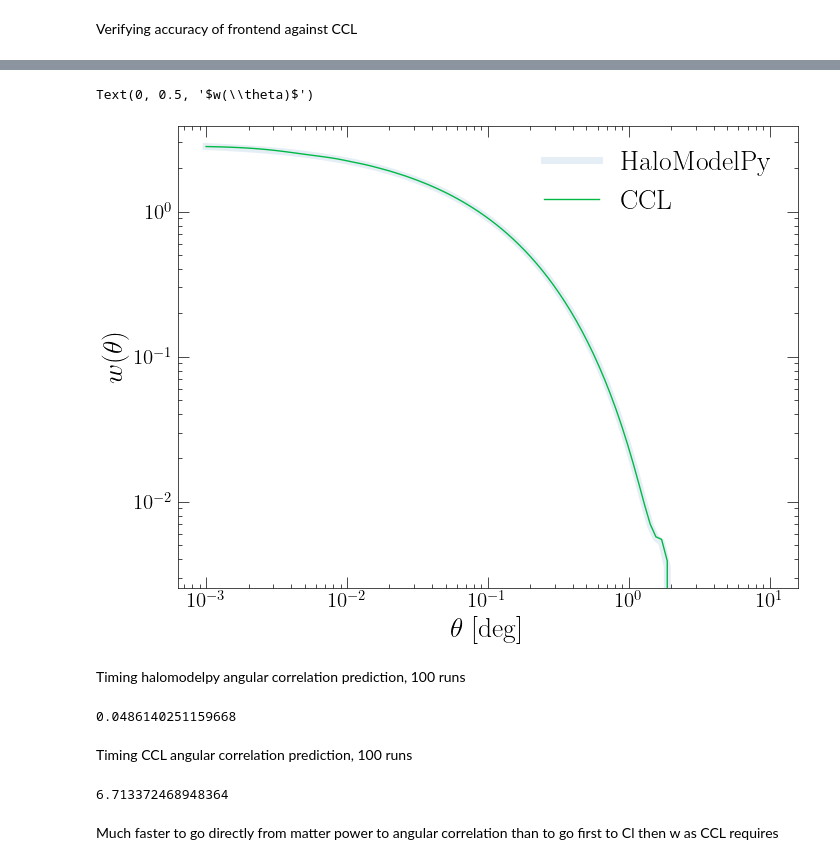
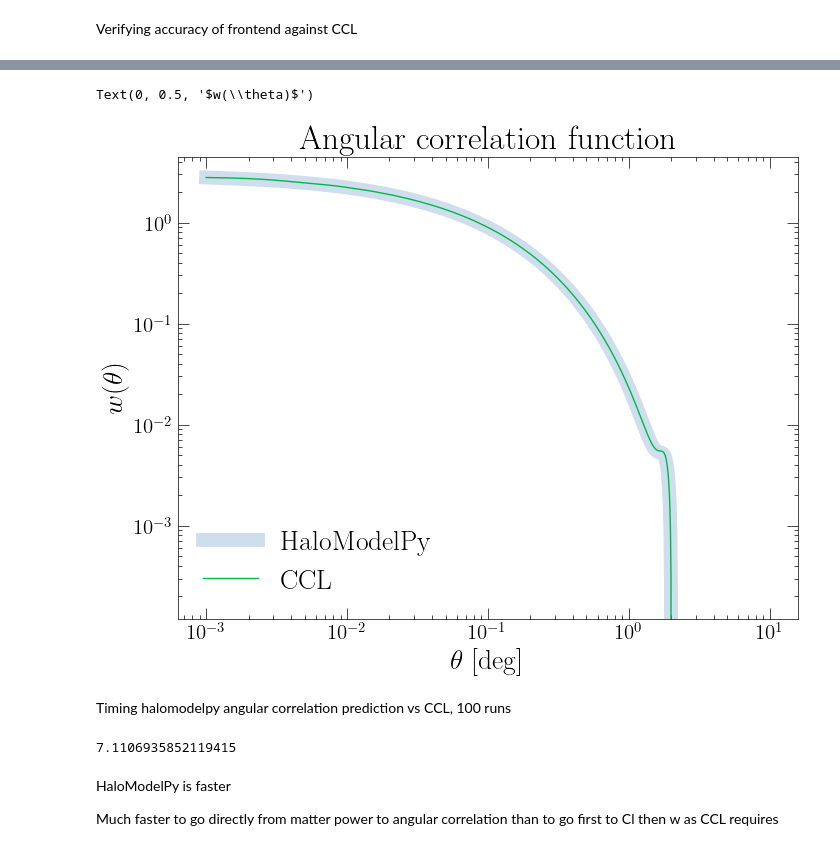
Before and after one commit to gpetter/HaloModelPy, a Jupyter notebook: notebooks/compare2_CCL.ipynb, the cells around one changed output, grey strips where cells are left out. Saved outputs shown, nothing was run; the diff lists cells and outputs as text; code cells hidden in the pictures.

```diff
--- a/notebooks/compare2_CCL.ipynb
+++ b/notebooks/compare2_CCL.ipynb
@@ -10,12 +10,13 @@ from halomodelpy import ccl_tools, redshift_helper
 # %%
 # generate redshift distribution
+# basically a delta function because by default CCL doesn't integrate over dndz for a spatial correlation
 dndz = redshift_helper.dndz_from_z_list(np.random.normal(1.5, 0.001, 10000), 8)
 # set up CCL object
 cclob = ccl_tools.HOD_model(dndz[0])
 # set up HaloModelPy object
 hmob = hm_calcs.halomodel(dndz)
 # ell values to compute angular power at
-ell = np.logspace(0, 4, 10000)
+ell = np.logspace(0, 4, 1000)
 # %%
 # a CCL unbiased matter "tracer"
 clu1 = ccl.NumberCountsTracer(cclob.cosmo, has_rsd=False, dndz=dndz, bias=(dndz[0], np.ones_like(dndz[0])))
@@ -37,32 +39,33 @@ Text(0, 0.5, '$C_{\\ell}^{\\kappa g}$')
 # %%
-theta = np.logspace(-3, 1, 100)
-plt.loglog(theta, hmob.get_ang_cf(theta), linewidth=5, alpha=0.1, label='HaloModelPy')
+theta = np.logspace(-3, 1, 1000)
+plt.loglog(theta, hmob.get_ang_cf(theta), linewidth=10, alpha=0.2, label='HaloModelPy')
 plt.loglog(theta, ccl.correlation(cclob.cosmo, ell=ell, C_ell=ccl.angular_cl(cclob.cosmo, clu1, clu1, ell), theta=theta), label='CCL')
 plt.legend()
+plt.title("Angular correlation function")
 plt.xlabel(r'$\theta$ [deg]')
 plt.ylabel(r'$w(\theta)$')
 # %% [output]
 Text(0, 0.5, '$w(\\theta)$')
-[figure, old version]
+[figure, new version]
 # %% [markdown]
-Timing halomodelpy angular correlation prediction, 100 runs
+Timing halomodelpy angular correlation prediction vs CCL, 100 runs
 # %%
 import time
 t0 = time.time()
 for j in range(100):
     hmob.get_ang_cf(theta)
-print(time.time()-t0)
+t_hmpy = time.time()-t0
+
+t0 = time.time()
+for j in range(100):
+    ccl.correlation(cclob.cosmo, ell=ell, C_ell=ccl.angular_cl(cclob.cosmo, clu1, clu1, ell), theta=theta)
+t_ccl = time.time()-t0
+
+print(t_ccl/t_hmpy)
 # %% [output]
-0.0486140251159668
+7.1106935852119415
-# %% [markdown]
-Timing CCL angular correlation prediction, 100 runs
-# %%
-t0 = time.time()
-for j in range(100):
-    ccl.correlation(cclob.cosmo, ell=ell, C_ell=ccl.angular_cl(cclob.cosmo, clu1, clu1, ell), theta=theta)
-print(time.time()-t0)
-# %% [output]
-6.713372468948364
 # %% [markdown]
+HaloModelPy is faster
+
 Much faster to go directly from matter power to angular correlation
 than to go first to Cl then w as CCL requires
```
Also changed, not shown: parts of 7 cells of this notebook, 8 other files.
